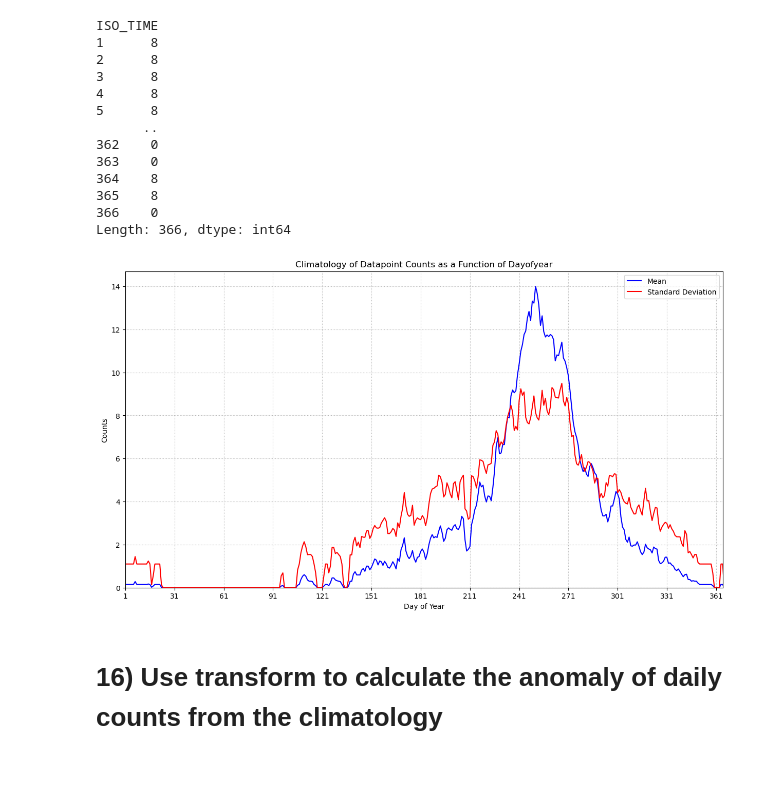
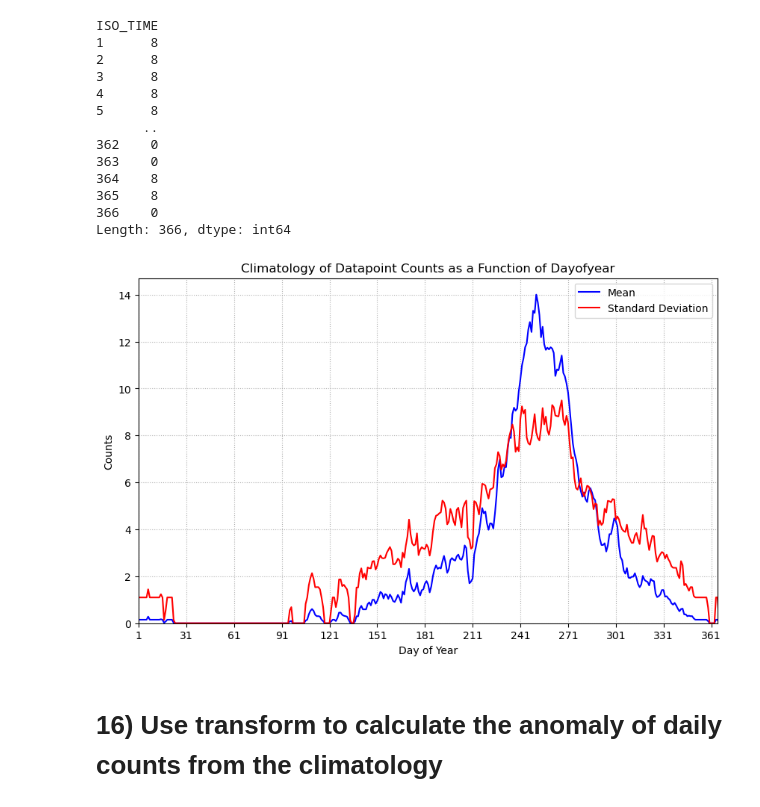
Before and after one commit to Hamsterrrrrrrrr/Assignments_EESC_GR6901, a Jupyter notebook: Assignment6.ipynb, the cells around one changed output. Cells and saved outputs as stored; diff of their text form; code cells hidden in the pictures; blank space fills up the shorter version.

```diff
--- a/Assignment6.ipynb
+++ b/Assignment6.ipynb
@@ -272,6 +273,7 @@ plt.show()
 # %% [markdown]
 # 15) Calculate the climatology of datapoint counts as a function of dayofyear
 # %%
+daily_counts = filtered_df.resample('D').size()
 dayofyear_counts = daily_counts.groupby(daily_counts.index.dayofyear).sum()
 dayofyear_counts
 # %% [output]
@@ -291,22 +293,21 @@ Length: 366, dtype: int64
 # %%
 counts_mean = daily_counts.groupby(daily_counts.index.dayofyear).mean()
 counts_std = daily_counts.groupby(daily_counts.index.dayofyear).std()
 
-plt.figure(figsize=(15, 8))
+plt.figure(figsize=(10, 6))
 plt.plot(counts_mean.index, counts_mean, color='b', label='Mean')
 plt.plot(counts_std.index, counts_std, color='r', label='Standard Deviation')
-
 plt.title('Climatology of Datapoint Counts as a Function of Dayofyear')
 plt.xlabel('Day of Year')
 plt.ylabel('Counts')
 plt.xlim(left=filtered_df.index.dayofyear.min(), right=filtered_df.index.dayofyear.max())
 plt.xticks(np.arange(filtered_df.index.dayofyear.min(), filtered_df.index.dayofyear.max()+1, 30))
 plt.ylim(bottom=0)
 plt.legend()
 plt.grid(linestyle='dotted')
 plt.show()
 # %% [output]
-[figure, old version]
+[figure, new version]
 # %% [markdown]
 # 16) Use transform to calculate the anomaly of daily counts from the climatology
 # %%
```
Also changed, not shown: parts of 11 cells of this notebook.
